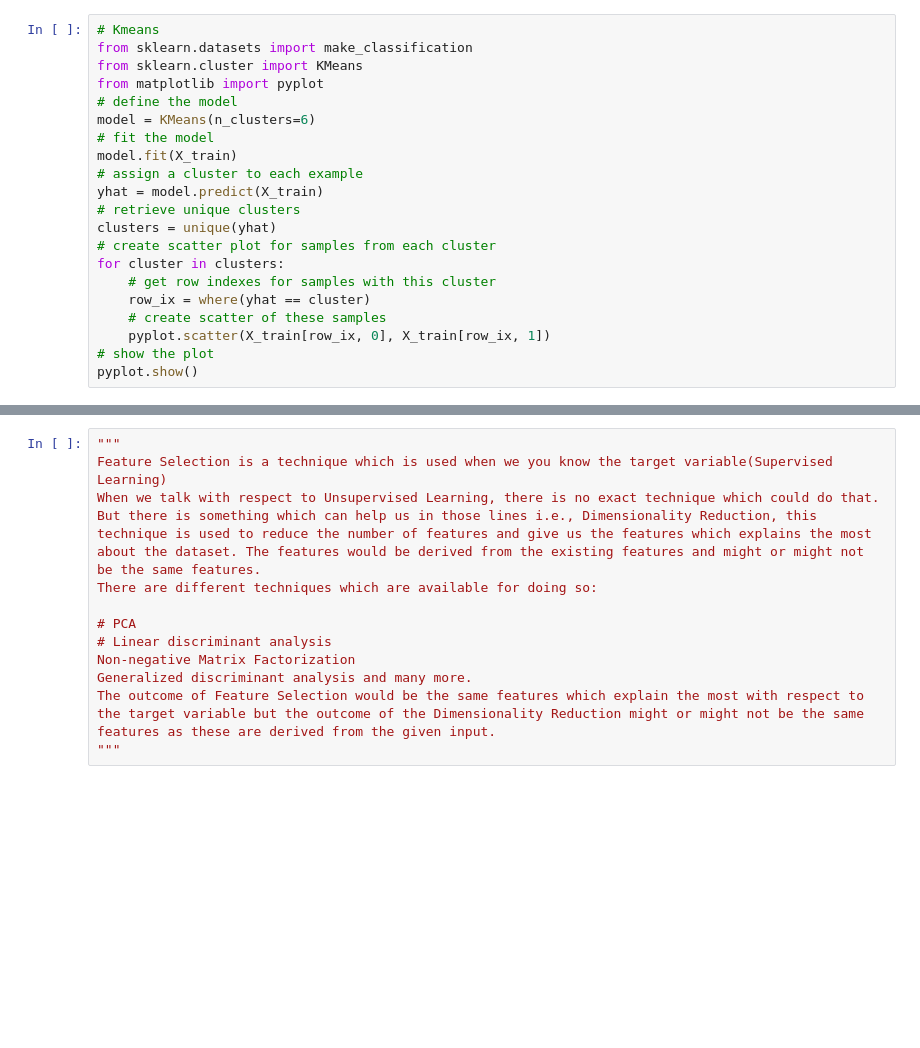
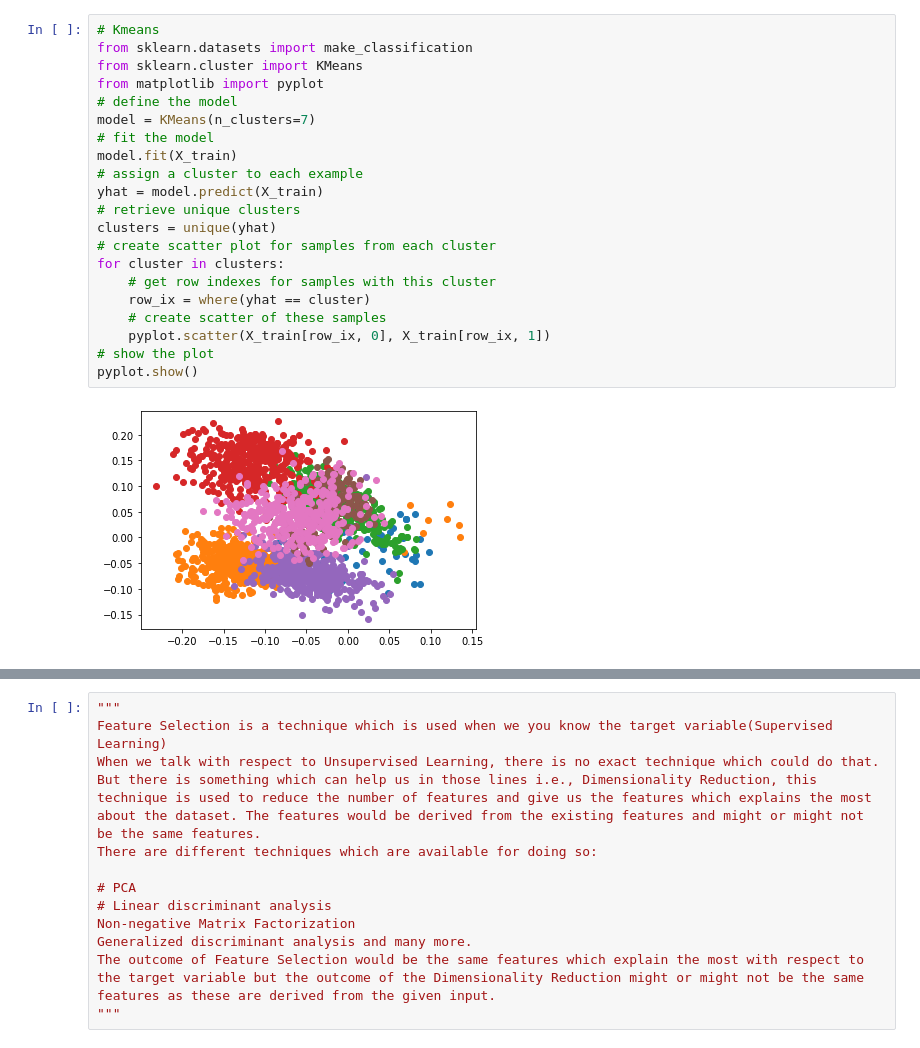
Before and after one commit to zigiiprens/faceNetEmbeddingsClassifier, a Jupyter notebook: FEC_classifier.ipynb, the cells around one changed output, grey strips where cells are left out. Saved outputs shown, nothing was run; the diff lists cells and outputs as text; blank space fills up the shorter version.

```diff
--- a/FEC_classifier.ipynb
+++ b/FEC_classifier.ipynb
@@ -139,24 +296,26 @@ pyplot.show()
 # %%
 # Kmeans
 from sklearn.datasets import make_classification
 from sklearn.cluster import KMeans
 from matplotlib import pyplot
 # define the model
-model = KMeans(n_clusters=6)
+model = KMeans(n_clusters=7)
 # fit the model
 model.fit(X_train)
 # assign a cluster to each example
 yhat = model.predict(X_train)
 # retrieve unique clusters
 clusters = unique(yhat)
 # create scatter plot for samples from each cluster
 for cluster in clusters:
     # get row indexes for samples with this cluster
     row_ix = where(yhat == cluster)
     # create scatter of these samples
     pyplot.scatter(X_train[row_ix, 0], X_train[row_ix, 1])
 # show the plot
 pyplot.show()
+# %% [output]
+[figure, added]
 # %%
 # optics clustering
 from sklearn.datasets import make_classification
```
Also changed, not shown: parts of 15 cells of this notebook, 1 other file.
